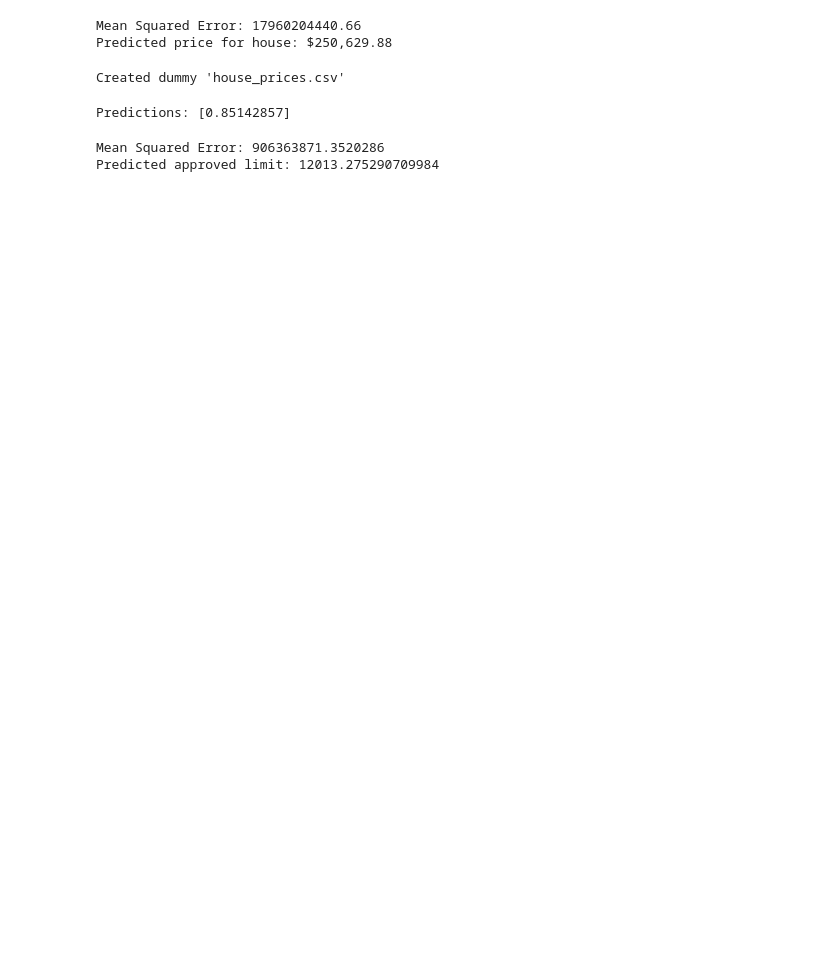
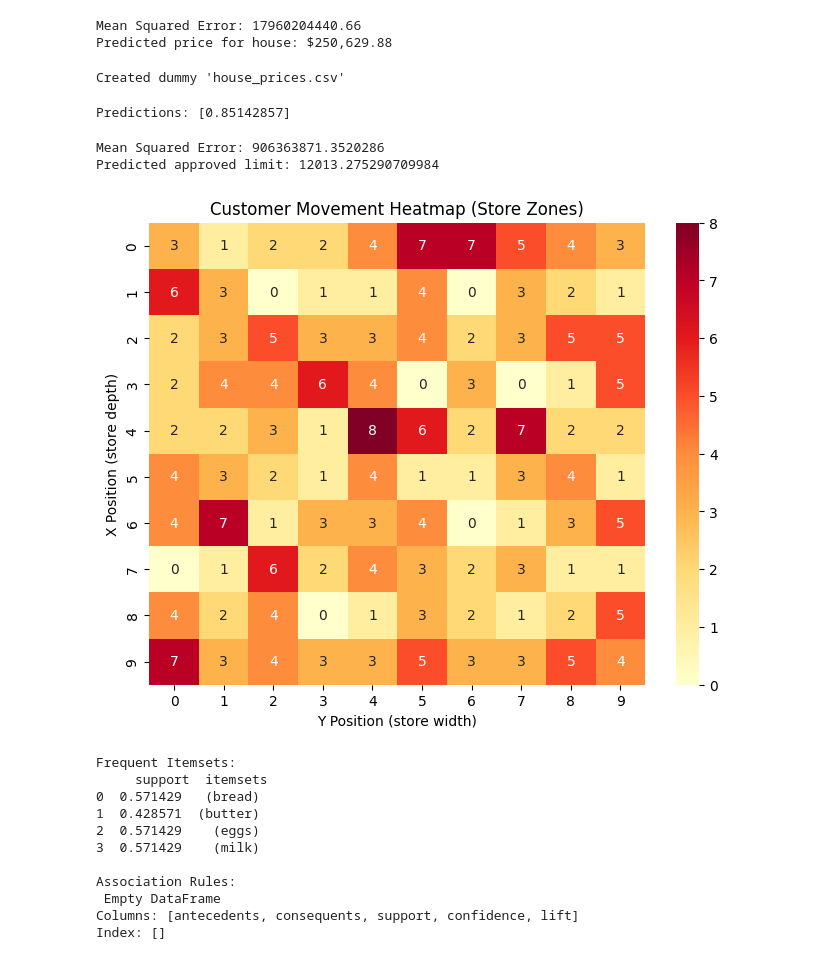
Before and after one commit to venkat2830/predictive1, a Jupyter notebook: Untitled10.ipynb, the cells around one changed output. Drawn from its saved outputs; the diff is of its cells as text; code cells hidden in the pictures; blank space fills up the shorter version.

```diff
--- a/Untitled10.ipynb
+++ b/Untitled10.ipynb
@@ -126,3 +126,64 @@ print("Predicted approved limit:", predicted_limit[0])
 # %% [output]
 Mean Squared Error: 906363871.3520286
 Predicted approved limit: 12013.275290709984
+# %%
+import pandas as pd
+import numpy as np
+import seaborn as sns
+import matplotlib.pyplot as plt
+from mlxtend.preprocessing import TransactionEncoder
+from mlxtend.frequent_patterns import apriori, association_rules
+
+# -----------------------------
+# Simulate Movement Data
+np.random.seed(42)
+movement_data = pd.DataFrame({
+    'Customer_ID': np.random.choice(['C001', 'C002', 'C003'], 300),
+    'X_position': np.random.randint(0, 10, 300),
+    'Y_position': np.random.randint(0, 10, 300)
+})
+
+# Heatmap
+heatmap_data = movement_data.groupby(['X_position', 'Y_position']).size().unstack().fillna(0)
+plt.figure(figsize=(8,6))
+sns.heatmap(heatmap_data, cmap="YlOrRd", annot=True, fmt=".0f")
+plt.title("Customer Movement Heatmap (Store Zones)")
+plt.xlabel("Y Position (store width)")
+plt.ylabel("X Position (store depth)")
+plt.show()
+
+# -----------------------------
+# Simulate Transaction Data
+transactions = [
+    ['milk', 'bread', 'eggs'],
+    ['milk', 'bread'],
+    ['milk', 'eggs'],
+    ['bread', 'eggs'],
+    ['milk', 'butter'],
+    ['bread', 'butter'],
+    ['eggs', 'butter'],
+]
+
+# Association Rules
+te = TransactionEncoder()
+te_ary = te.fit(transactions).transform(transactions)
+df = pd.DataFrame(te_ary, columns=te.columns_)
+
+frequent_itemsets = apriori(df, min_support=0.3, use_colnames=True)
+print("\nFrequent Itemsets:\n", frequent_itemsets)
+
+rules = association_rules(frequent_itemsets, metric="lift", min_threshold=1)
+print("\nAssociation Rules:\n", rules[['antecedents', 'consequents', 'support', 'confidence', 'lift']])
+# %% [output]
+[figure, added]
+Frequent Itemsets:
+     support  itemsets
+0  0.571429   (bread)
+1  0.428571  (butter)
+2  0.571429    (eggs)
+3  0.571429    (milk)
+
+Association Rules:
+ Empty DataFrame
+Columns: [antecedents, consequents, support, confidence, lift]
+Index: []
```
